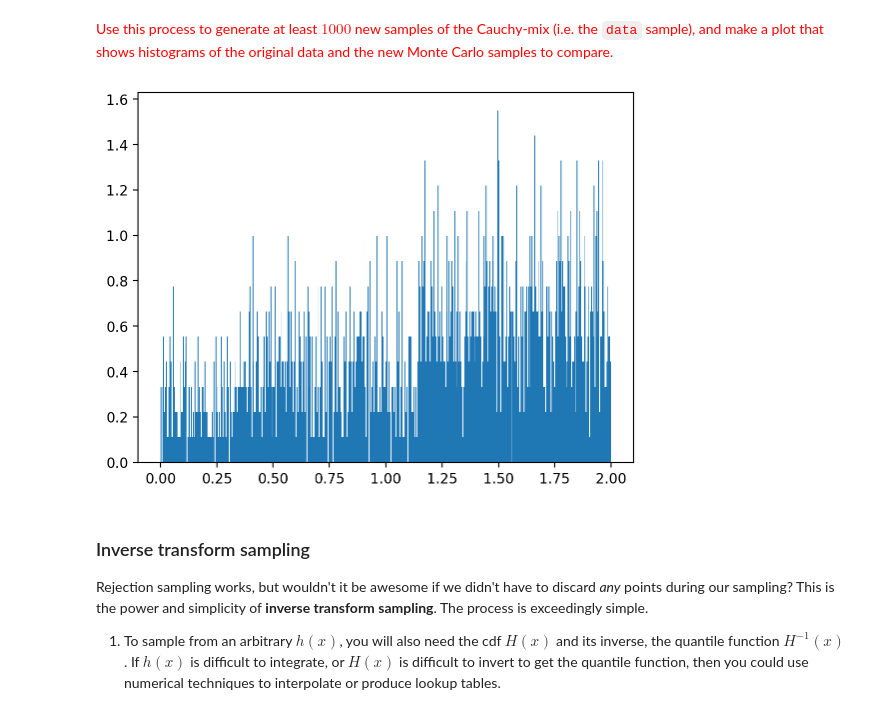
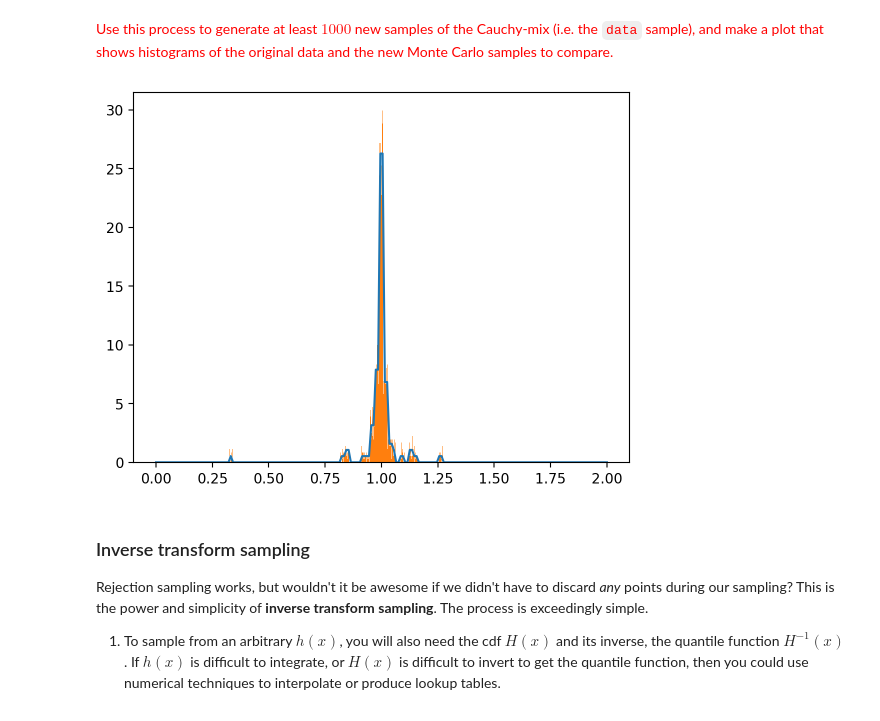
Before and after one commit to meg-krieg/scicomp2_F25, a Jupyter notebook: notebooks/stats/Lecture_4_multivar_central.ipynb, the cells around one changed output. Saved outputs shown, nothing was run; the diff lists cells and outputs as text; code cells hidden in the pictures.

```diff
--- a/notebooks/stats/Lecture_4_multivar_central.ipynb
+++ b/notebooks/stats/Lecture_4_multivar_central.ipynb
@@ -476,42 +476,37 @@ plt.hist(monte_carlo, bins=500, density=True);
 # Execute this cell
 
 random_state = np.random.RandomState(seed=0)
 N = 10000
-mu_gamma_f = [(5, 1.0, 0.1),
-              (7, 0.5, 0.5),
-              (9, 0.1, 0.1),
-              (12, 0.5, 0.2),
-              (14, 1.0, 0.1)]
+mu_gamma_f = [(1, 0.01 , .01)]
 hx = lambda x: sum([f * scipy.stats.cauchy(mu, gamma).pdf(x)
                     for (mu, gamma, f) in mu_gamma_f])
 data = np.concatenate([scipy.stats.cauchy(mu, gamma).rvs(int(f * N),
                                                          random_state=random_state)
                        for (mu, gamma, f) in mu_gamma_f])
 random_state.shuffle(x)
-data = data[data > -10]
-data = data[data < 30]
 
 # make a simple histogram object
 counts, bins = np.histogram(data, bins=50, density=True)
 
 #plt.hist(data, bins = 50)
 maxh = counts.max() # find the maximum
 
 # Make a scipy.stats random variable object from a histogram
 # This is a great hack!
 disth = scipy.stats.rv_histogram((counts,bins))
-
+x = np.linspace(0,2,200)
+plt.plot(x,disth.pdf(x))
 N = 100000 # trials
 
 q = np.random.uniform(0.0, 2.0, N) # proposed points
 u = np.random.uniform(0, maxh, N) # uniform draws
 mask = u<=disth.pdf(q) # assess whether u <= q(x_i) in the smart pythonic way
 ## WHY WOULDN"T THIS BE PDF(U)???!
 
 monte_carlo = q[mask] # reject all points that don't pass, using masking
 plt.hist(monte_carlo, bins=500, density=True);
 # %% [output]
-[figure, old version]
+[figure, new version]
 # %% [markdown]
 ### Inverse transform sampling
 
```
Also changed, not shown: parts of 6 cells of this notebook, 4 other files.
